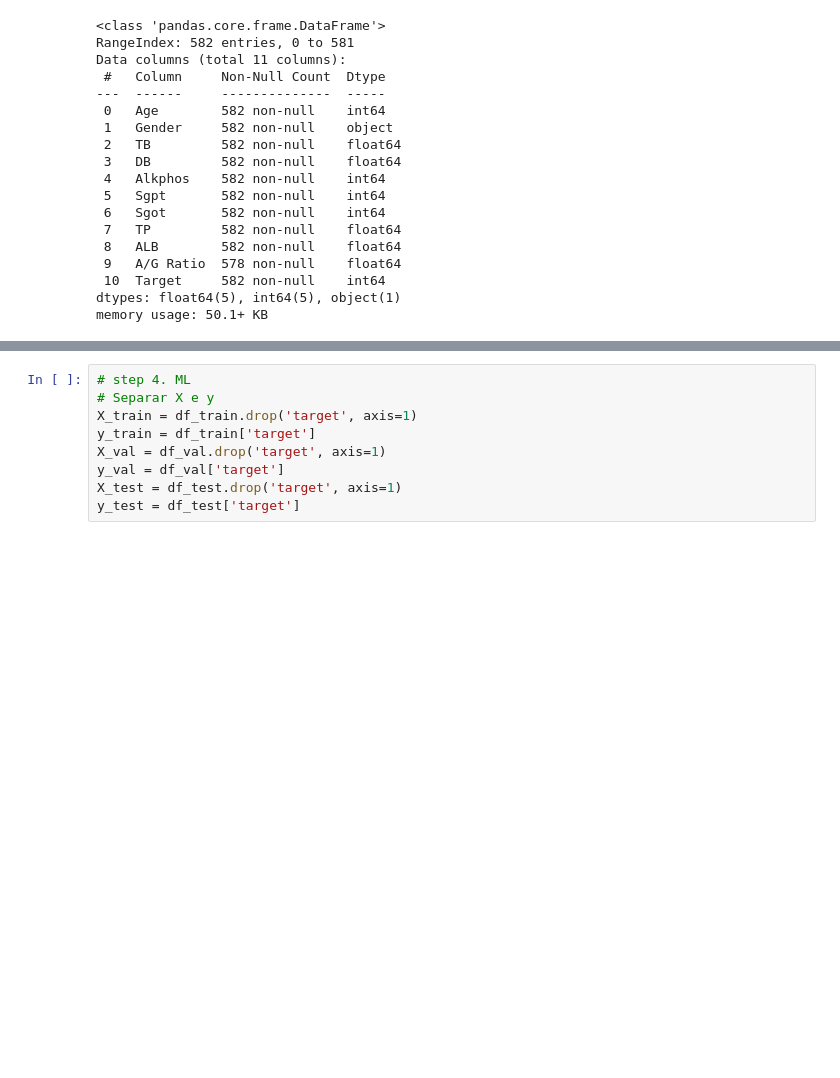
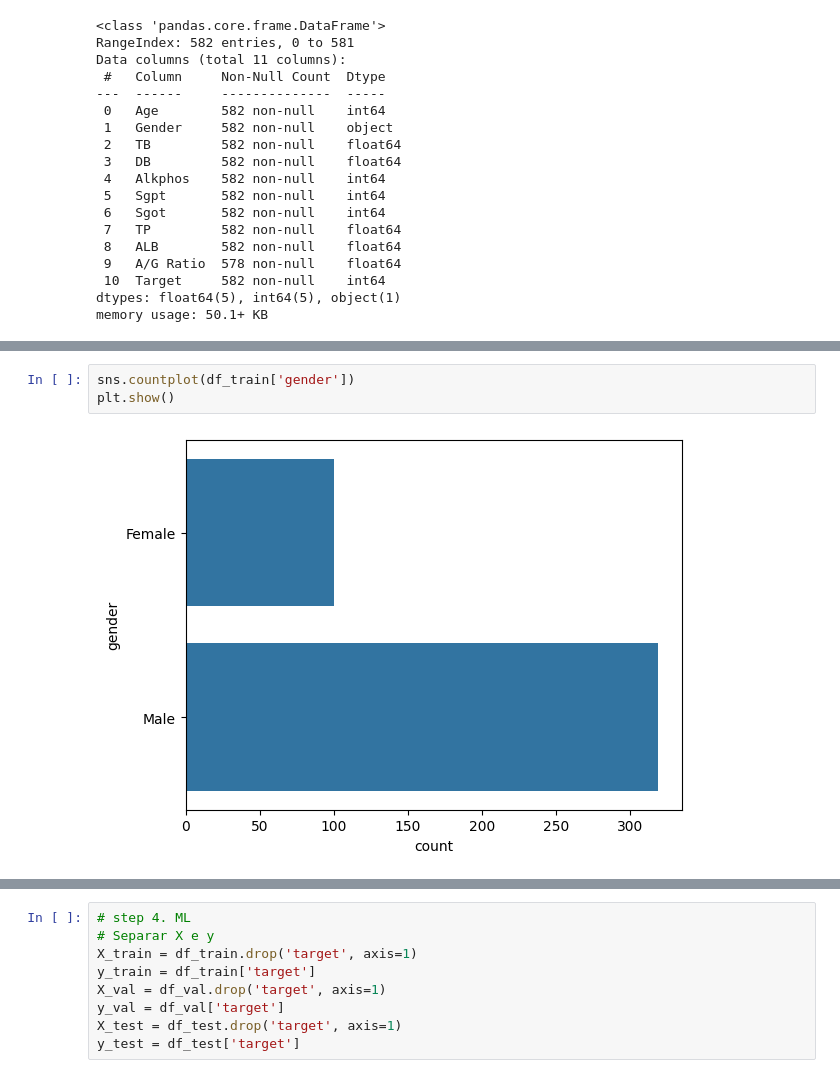
Before and after one commit to johnfbeltranc/projecto_final_clasificacion_ILPD, a Jupyter notebook: notebooks/ILPD_projecto_final.ipynb, the cells around one changed output, grey strips where cells are left out. Drawn from its saved outputs; the diff is of its cells as text; blank space fills up the shorter version.

```diff
--- a/notebooks/ILPD_projecto_final.ipynb
+++ b/notebooks/ILPD_projecto_final.ipynb
@@ -151,0 +166,5 @@ plt.show()
+# %%
+sns.countplot(df_train['gender'])
+plt.show()
+# %% [output]
+[figure, added]
```
Also changed, not shown: parts of 20 cells of this notebook.
